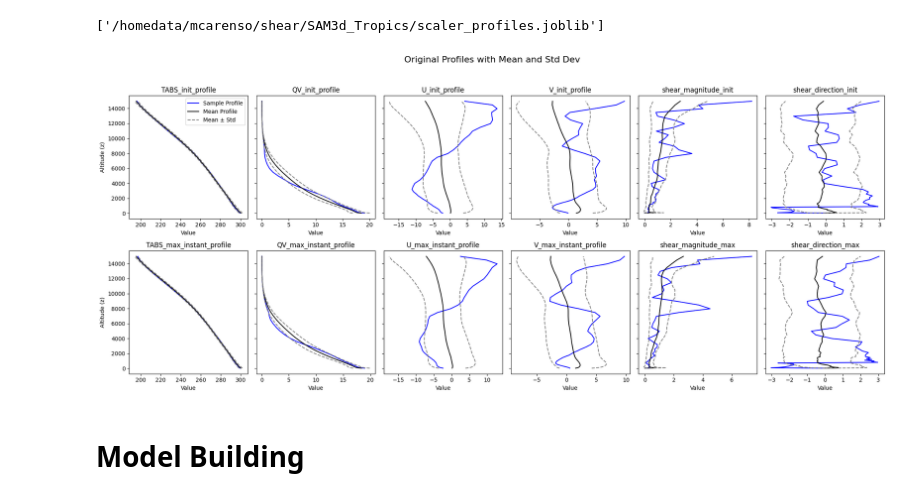
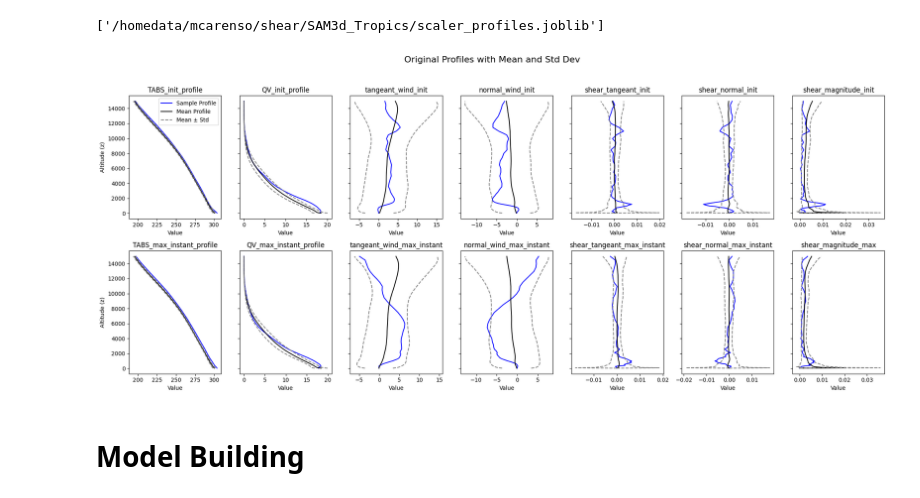
Before and after one commit to 19carenso/shear, a Jupyter notebook: notebooks/ml/auto_encoder_v1.ipynb, the cells around one changed output. Cells and saved outputs as stored; diff of their text form; code cells hidden in the pictures.

```diff
--- a/notebooks/ml/auto_encoder_v1.ipynb
+++ b/notebooks/ml/auto_encoder_v1.ipynb
@@ -54,6 +55,33 @@ Data variables: (12/14)
     time_max_instant          (DCS_number) datetime64[ns] ...
 # %% [markdown]
 # Data Processing
+# %%
+import numpy as np
+
+def compute_direction_and_speed(lon1, lat1, lon2, lat2, time_diff_hours):
+    R = 6371.0  # Earth's radius in kilometers
+
+    lon1, lat1, lon2, lat2 = map(np.radians, [lon1, lat1, lon2, lat2])
+
+    delta_lon = lon2 - lon1
+    delta_lat = lat2 - lat1
+
+    direction = np.arctan2(delta_lat, delta_lon)
+
+    a = np.sin(delta_lat / 2)**2 + np.cos(lat1) * np.cos(lat2) * np.sin(delta_lon / 2)**2
+    c = 2 * np.arctan2(np.sqrt(a), np.sqrt(1 - a))
+    distance_km = R * c
+
+    speed =  distance_km / time_diff_hours
+
+    return direction, 3.6*speed
+
+def projection_on_propagation_direction(U, V, u_p, v_p):
+    u_p = u_p[:, np.newaxis]
+    v_p = v_p[:, np.newaxis]
+    tangeant_wind = U * u_p + V * v_p
+    normal_wind = - U * u_p + V * v_p
+    return tangeant_wind, normal_wind
 # %% [markdown]
 ## Scale for each features*levels individually (works better)
 # %%
@@ -153,9 +207,14 @@ from scipy.stats import circmean, circstd
 # 'X' has shape (num_samples, num_levels, num_features)
 
 # Update the variable names to match the new variables
+# variables = [
+#     'TABS_init_profile', 'QV_init_profile', 'U_init_profile', 'V_init_profile','shear_magnitude_init', 'shear_direction_init',
+#     'TABS_max_instant_profile', 'QV_max_instant_profile', 'U_max_instant_profile', 'V_max_instant_profile', 'shear_magnitude_max', 'shear_direction_max'
+# ]
+
 variables = [
-    'TABS_init_profile', 'QV_init_profile', 'U_init_profile', 'V_init_profile','shear_magnitude_init', 'shear_direction_init',
-    'TABS_max_instant_profile', 'QV_max_instant_profile', 'U_max_instant_profile', 'V_max_instant_profile', 'shear_magnitude_max', 'shear_direction_max'
+    'TABS_init_profile', 'QV_init_profile', 'tangeant_wind_init', 'normal_wind_init', 'shear_tangeant_init', 'shear_normal_init', 'shear_magnitude_init', #'shear_magnitude_init_bis',
+    'TABS_max_instant_profile', 'QV_max_instant_profile', 'tangeant_wind_max_instant', 'normal_wind_max_instant', 'shear_tangeant_max_instant', 'shear_normal_max_instant', 'shear_magnitude_max', #'shear_magnitude_max_bis'
 ]
 
 num_samples, num_levels, num_features = X.shape
@@ -190,7 +249,7 @@ original_sample = X_test[sample_index]  # Shape: (num_levels, num_features)
 z_levels = ds['z'].values  # Vertical levels (assuming shape (num_levels,))
 
 # Prepare to plot
-n_cols = 6
+n_cols = 7
 fig, axes = plt.subplots(2, n_cols, figsize=(20, 9), sharey=True)
 fig.suptitle('Original Profiles with Mean and Std Dev', fontsize=16)
 
@@ -207,34 +266,34 @@ for i, var in enumerate(variables):
         sample_profile = np.degrees(np.arctan2(np.sin(np.radians(sample_profile)), np.cos(np.radians(sample_profile))))
         upper_std = (mean_profile + std_profile + 180) % 360 - 180
         lower_std = (mean_profile - std_profile + 180) % 360 - 180
     else:
         upper_std = mean_profile + std_profile
         lower_std = mean_profile - std_profile
 
     # Plot sample profile
     ax.plot(sample_profile, z_levels, label='Sample Profile', color='blue')
 
     # Plot mean profile
     ax.plot(mean_profile, z_levels, color='black', linestyle='-', label='Mean Profile')
 
     # Plot mean ± std dev profiles
     ax.plot(upper_std, z_levels, color='grey', linestyle='--', label='Mean ± Std' if i == 0 else "")
     ax.plot(lower_std, z_levels, color='grey', linestyle='--')
 
     ax.set_title(var)
     ax.set_xlabel('Value')
 
     if i % n_cols == 0:
         ax.set_ylabel('Altitude (z)')
     ax.invert_yaxis()  # Invert y-axis if altitude increases with decreasing index
 
     if i == 0:
         ax.legend()
 
 plt.tight_layout(rect=[0, 0.03, 1, 0.95])
 plt.show()
 # %% [output]
-[figure, old version]
+[figure, new version]
 # %% [markdown]
 # Model Building #
 # %%
```
Also changed, not shown: parts of 8 cells of this notebook, 7 other files.
